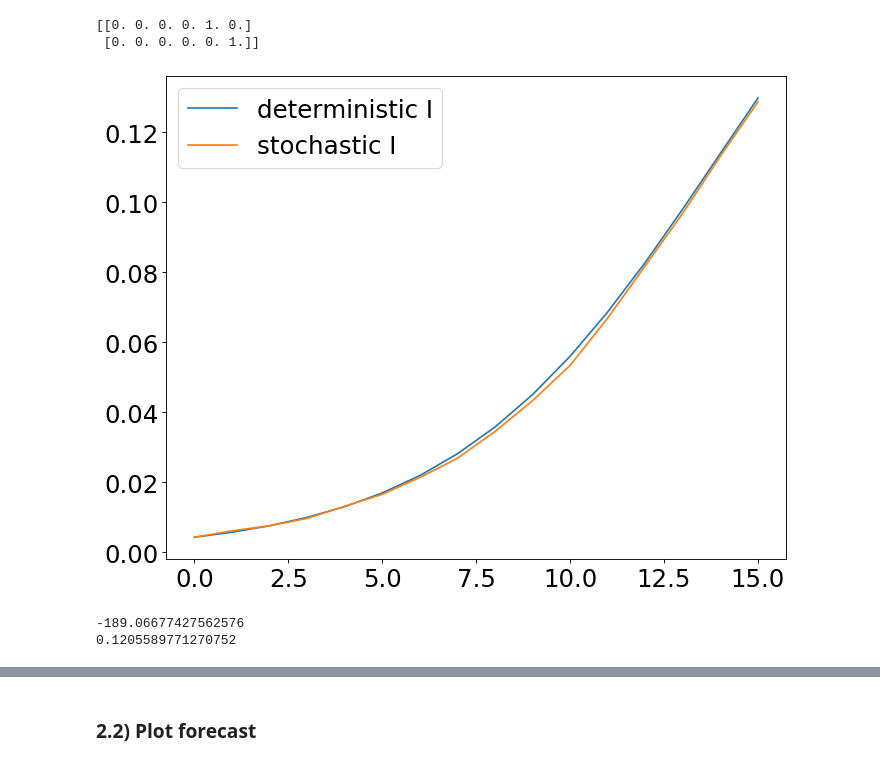
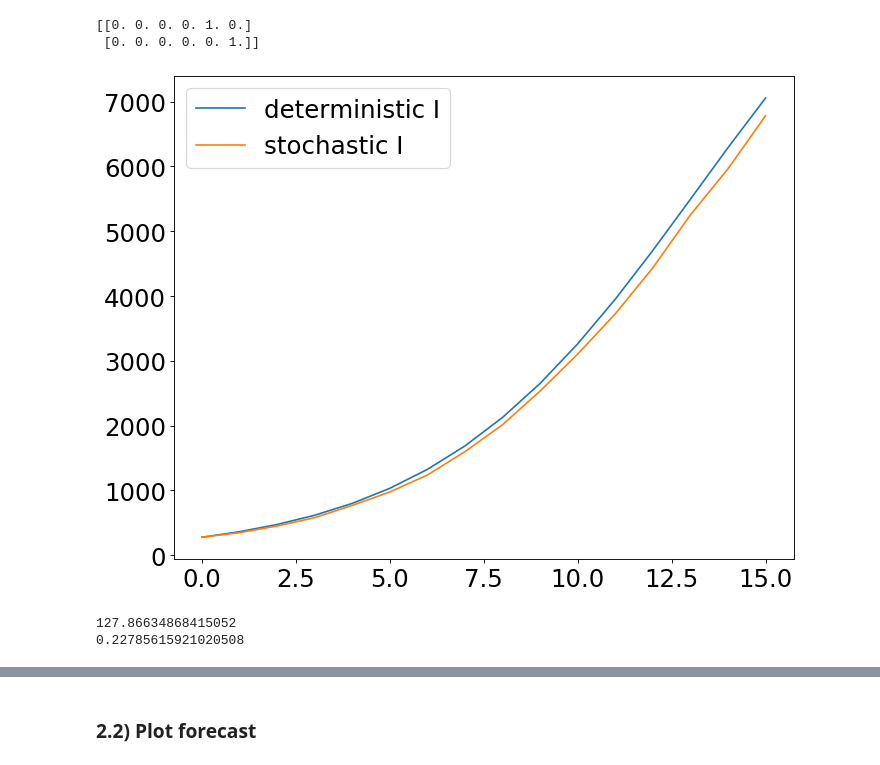
Before and after one commit to rajeshrinet/pyross, a Jupyter notebook: examples/inference/ex05_inference_latent_SIR.ipynb, the cells around one changed output, grey strips where cells are left out. Drawn from its saved outputs; the diff is of its cells as text; code cells hidden in the pictures.

```diff
--- a/examples/inference/ex05_inference_latent_SIR.ipynb
+++ b/examples/inference/ex05_inference_latent_SIR.ipynb
@@ -102,11 +102,10 @@ Tf_inference = 15
 Nf_inference = Tf_inference + 1
 
 x = np.load('latent_SIR_traj.npy').astype('float')
-x = (x/N)[N_start:N_start+Nf_inference]
-steps = 5
+x = x[N_start:N_start+Nf_inference]
 
 # initialise the estimator
-estimator = pyross.inference.SIR(parameters, M, fi, int(N), steps)
+estimator = pyross.inference.SIR(parameters, M, Ni)
 # %% [markdown]
 ### 2.1) Make a filter for the observed data
 We want a matrix $\boldsymbol{F}$ such that
@@ -123,34 +122,35 @@ print(fltr)
 # %%
 # Compare the deterministic trajectory and the stochastic trajectory with the same
 # initial conditions and parameters
 obs=np.einsum('ij,kj->ki', fltr, x)
 
 x0=x[0]
 
-det_model = estimator.make_det_model(parameters)
-xm = estimator.integrate(x[0], 0, Tf_inference, Nf_inference, det_model, contactMatrix)
+estimator.set_det_model(parameters)
+estimator.set_contact_matrix(contactMatrix)
+xm = estimator.integrate(x[0], 0, Tf_inference, Nf_inference)
 det_obs = np.einsum('ij,kj->ki', fltr, xm)
 fig = plt.figure(num=None, figsize=(10, 8), dpi=80, facecolor='w', edgecolor='k')
 plt.rcParams.update({'font.size': 22})
 plt.plot(np.sum(det_obs, axis=1), label='deterministic I')
 plt.plot(np.sum(obs, axis=1), label='stochastic I')
 plt.legend()
 plt.show()
 # %% [output]
-[figure, old version]
+[figure, new version]
 # %%
 # compute -log_p for the original (correct) parameters
 start_time = time.time()
 parameters = {'alpha':alpha, 'beta':beta, 'gIa':gIa, 'gIs':gIs,'fsa':fsa}
 
-logp = estimator.minus_logp_red(parameters, x0, obs[1:], fltr, Tf_inference, Nf_inference, contactMatrix, tangent=False)
+logp = estimator.minus_logp_red(parameters, x0, obs, fltr, Tf_inference, contactMatrix, tangent=False)
 
 end_time = time.time()
 print(logp)
 print(end_time - start_time)
 # %% [output]
--189.06677427562576
-0.1205589771270752
+127.86634868415052
+0.22785615921020508
 # %%
 # make parameter guesses and set up bounds for each parameter
 eps=1e-4
```
Also changed, not shown: parts of 5 cells of this notebook, 2 other files.
